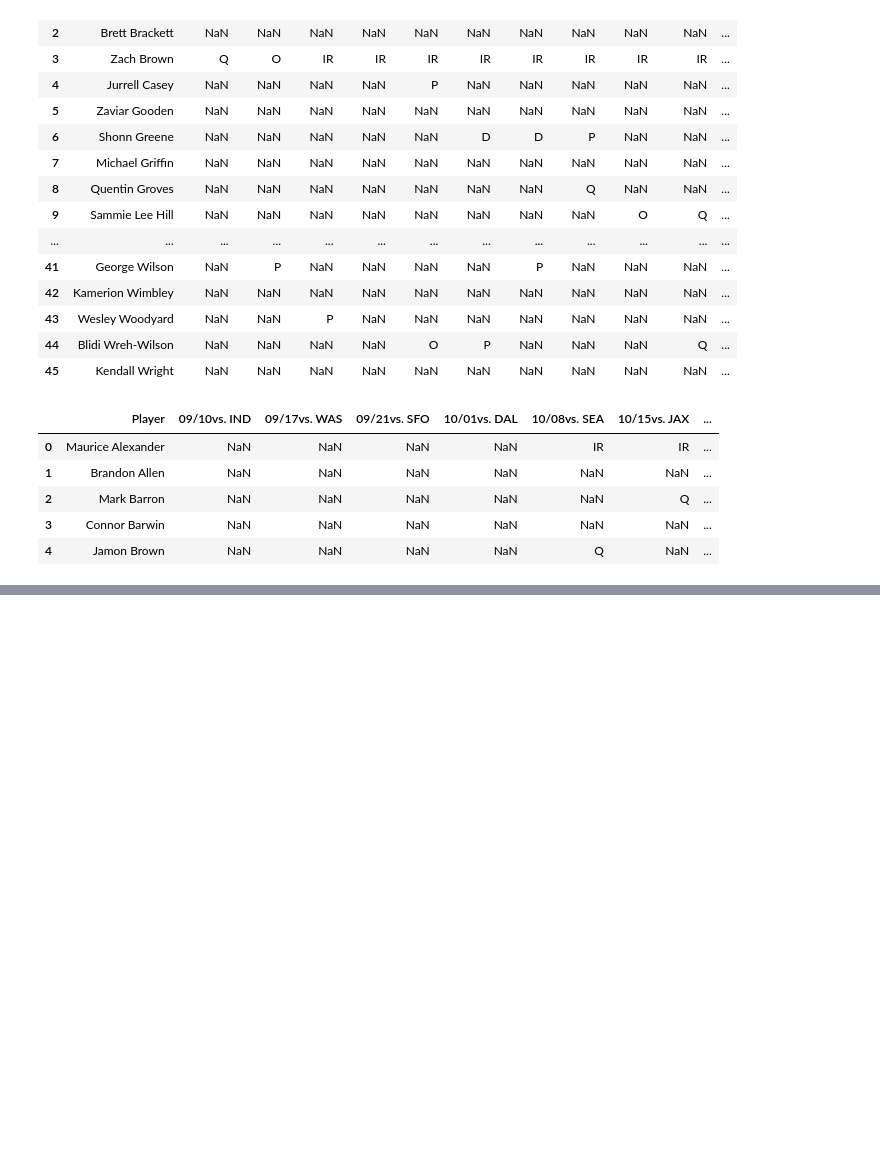
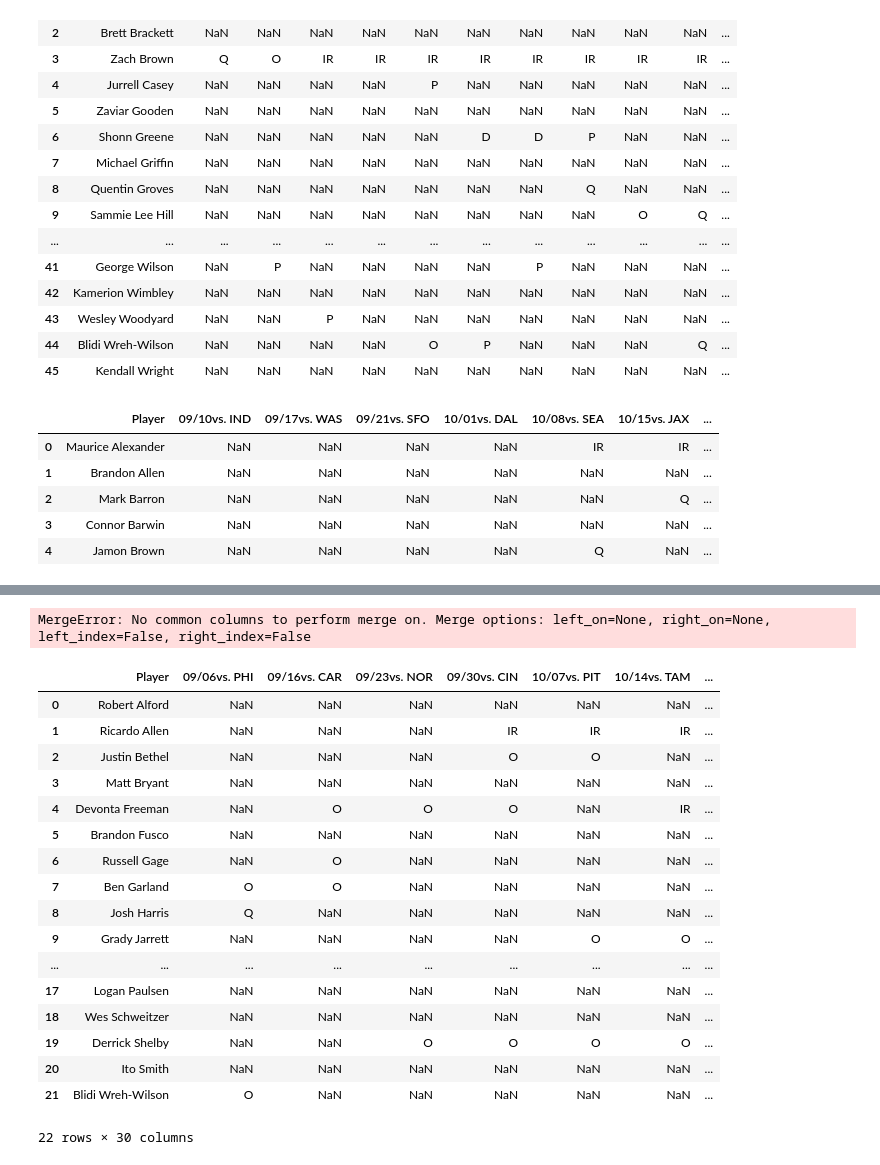
Before and after one commit to ClintNanney/Capstone, a Jupyter notebook: notebooks/capstone eda.ipynb, the cells around one changed output, grey strips where cells are left out. Cells and saved outputs as stored; diff of their text form; code cells hidden in the pictures; blank space fills up the shorter version.

```diff
--- a/notebooks/capstone eda.ipynb
+++ b/notebooks/capstone eda.ipynb
@@ -778,0 +1252,32 @@ cardinals_2015
+# %%
+falcons_2015 = pd.merge(atlanta_df5, atl1, how = 'left')
+falcons_2016 = pd.merge(atlanta_df6, atl2, how = 'left')
+falcons_2017 = pd.merge(atlanta_df7, atl3, how = 'left')
+falcons_2018 = pd.merge(atlanta_df8, atl4, how = 'left')
+falcons_2019 = pd.merge(atlanta_df9, atl5, how = 'left')
+falcons_2020 = pd.merge(atlanta_df10, atl6, how = 'left')
+
+falcons_2017
+# %% [output]
+MergeError: No common columns to perform merge on. Merge options: left_on=None, right_on=None, left_index=False, right_index=False
+# %%
+falcons_2018
+# %% [output]
+|  | Player | 09/06vs. PHI | 09/16vs. CAR | 09/23vs. NOR | 09/30vs. CIN | 10/07vs. PIT | 10/14vs. TAM | ... |
+| 0 | Robert Alford | NaN | NaN | NaN | NaN | NaN | NaN | ... |
+| 1 | Ricardo Allen | NaN | NaN | NaN | IR | IR | IR | ... |
+| 2 | Justin Bethel | NaN | NaN | NaN | O | O | NaN | ... |
+| 3 | Matt Bryant | NaN | NaN | NaN | NaN | NaN | NaN | ... |
+| 4 | Devonta Freeman | NaN | O | O | O | NaN | IR | ... |
+| 5 | Brandon Fusco | NaN | NaN | NaN | NaN | NaN | NaN | ... |
+| 6 | Russell Gage | NaN | O | NaN | NaN | NaN | NaN | ... |
+| 7 | Ben Garland | O | O | NaN | NaN | NaN | NaN | ... |
+| 8 | Josh Harris | Q | NaN | NaN | NaN | NaN | NaN | ... |
+| 9 | Grady Jarrett | NaN | NaN | NaN | NaN | O | O | ... |
+| ... | ... | ... | ... | ... | ... | ... | ... | ... |
+| 17 | Logan Paulsen | NaN | NaN | NaN | NaN | NaN | NaN | ... |
+| 18 | Wes Schweitzer | NaN | NaN | NaN | NaN | NaN | NaN | ... |
+| 19 | Derrick Shelby | NaN | NaN | O | O | O | O | ... |
+| 20 | Ito Smith | NaN | NaN | NaN | NaN | NaN | NaN | ... |
+| 21 | Blidi Wreh-Wilson | O | NaN | NaN | NaN | NaN | NaN | ... |
+22 rows × 30 columns
```
Also changed, not shown: parts of 61 cells of this notebook.
